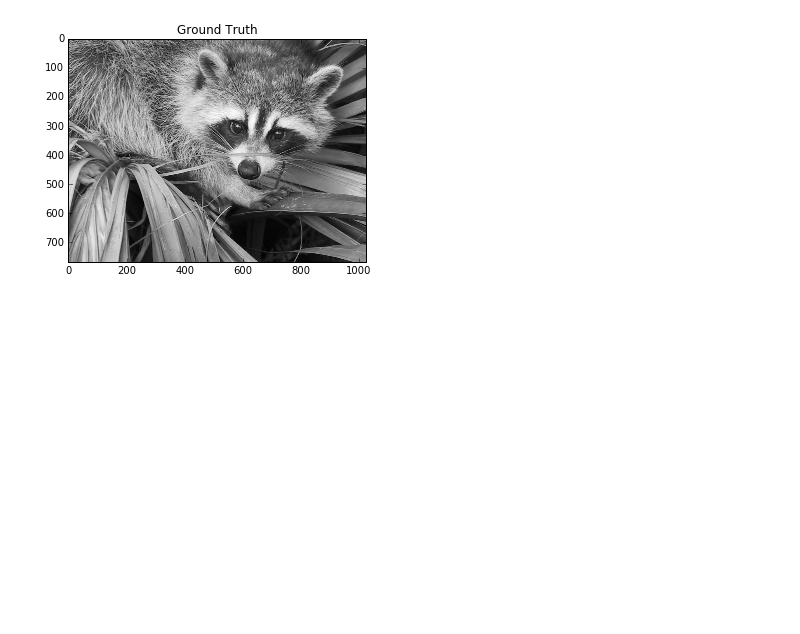
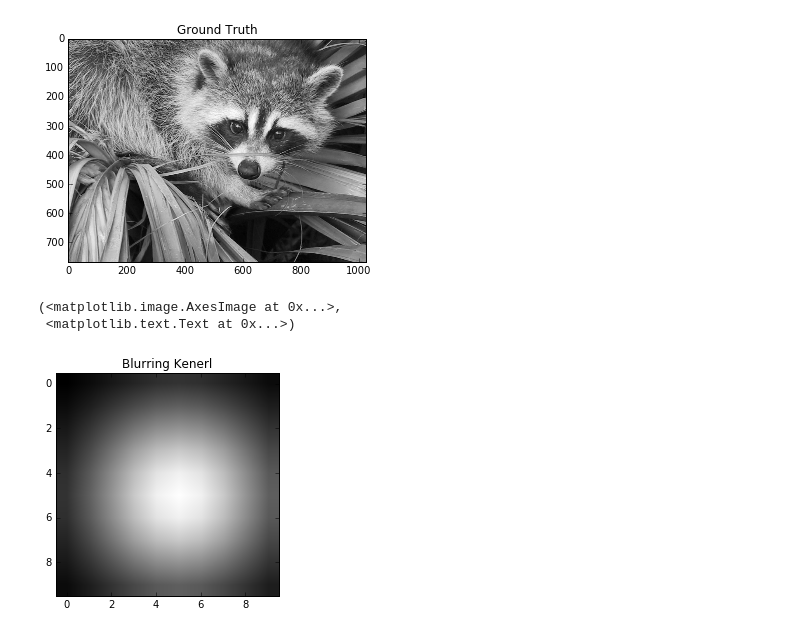
Before and after one commit to ygu2009/ImageProcessing, a Jupyter notebook: ImageRestoration.ipynb, the cells around one changed output. Cells and saved outputs as stored; diff of their text form; code cells hidden in the pictures; blank space fills up the shorter version.

```diff
--- a/ImageRestoration.ipynb
+++ b/ImageRestoration.ipynb
@@ -33,3 +41,18 @@ plt.imshow(ref, cmap=plt.cm.gray), plt.title('Ground Truth')
+# %%
+from scipy import *
+import numpy as np
+def GaussKenerl(sigma_x, sigma_y, win_size):
+    kx, ky = mgrid[-round(win_size/2):round(win_size/2), -round(win_size/2):round(win_size/2)]
+    kk=np.exp(-kx**2/(2*sigma_x**2)-ky**2/(2*sigma_y**2))
+    kk=kk/kk.sum()
+    return kk
+# testing
+K=GaussKenerl(3, 3, 11)
+plt.imshow(K, cmap=plt.cm.gray), plt.title('Blurring Kenerl')
+# %% [output]
+(<matplotlib.image.AxesImage at 0x...>,
+ <matplotlib.text.Text at 0x...>)
+[figure, added]
 # %%
 # Blur the ref image and add Gaussian noise to the image
 from scipy import signal
```
Also changed, not shown: parts of 8 cells of this notebook.
